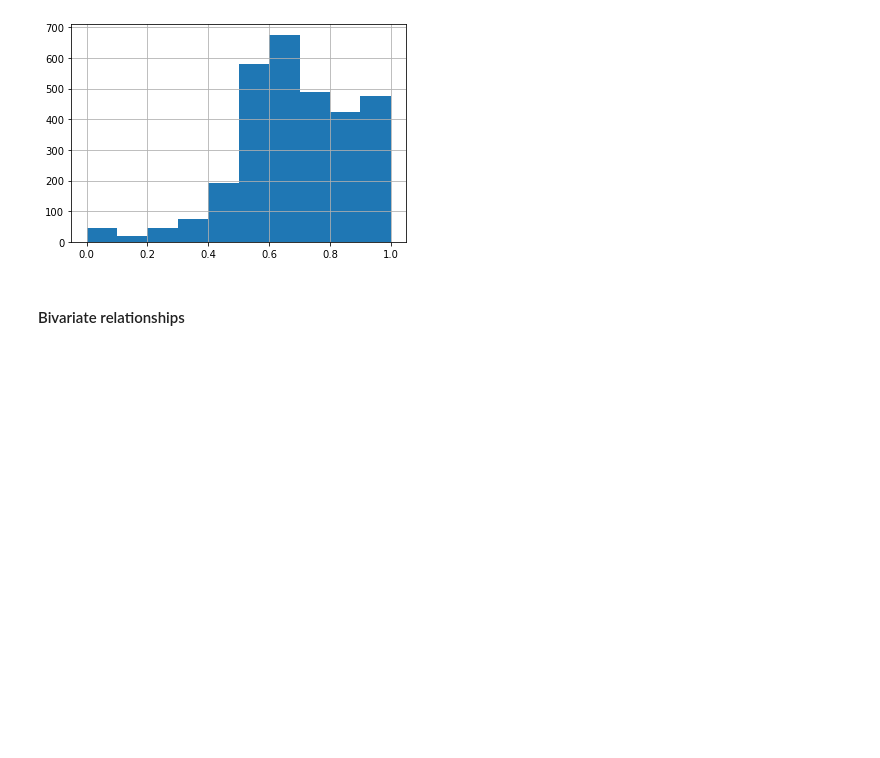
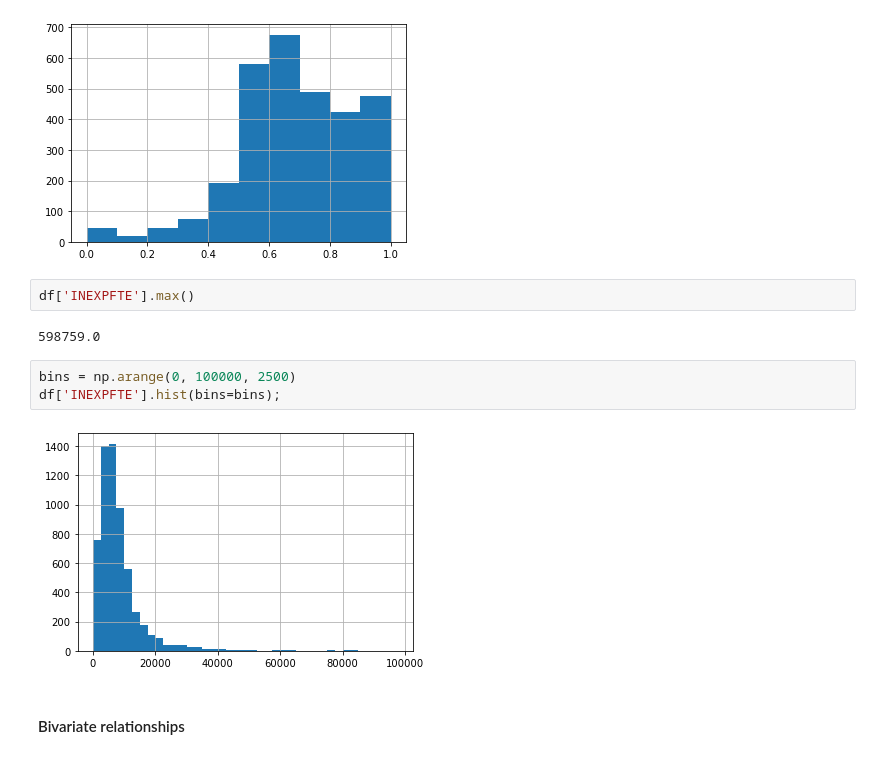
Before and after one commit to demccusker/ds_capstone, a Jupyter notebook: Data Exploration.ipynb, the cells around one changed output. Drawn from its saved outputs; the diff is of its cells as text; blank space fills up the shorter version.

```diff
--- a/Data Exploration.ipynb
+++ b/Data Exploration.ipynb
@@ -271,6 +273,15 @@ And for less than four year institutions
 df['RET_FTL4'].hist();
 # %% [output]
 [figure]
+# %%
+df['INEXPFTE'].max()
+# %% [output]
+598759.0
+# %%
+bins = np.arange(0, 100000, 2500)
+df['INEXPFTE'].hist(bins=bins);
+# %% [output]
+[figure, added]
 # %% [markdown]
 #### Bivariate relationships
 # %% [markdown]
```
Also changed, not shown: parts of 34 cells of this notebook, 1 other file.
